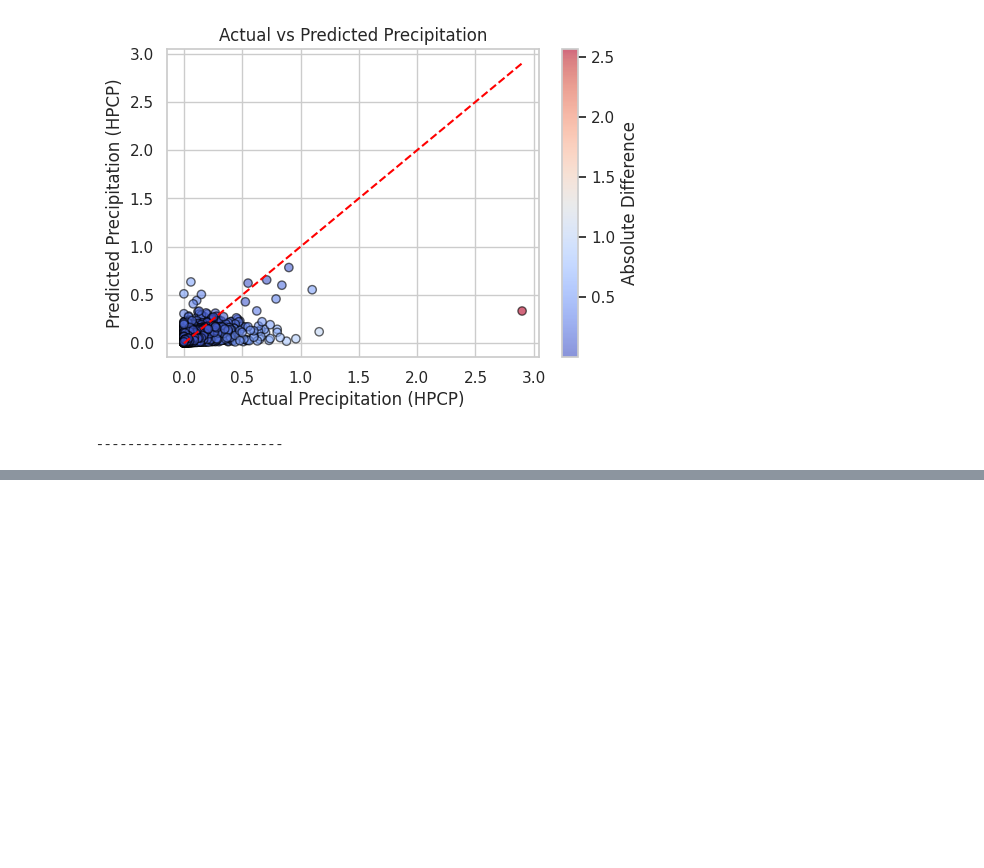
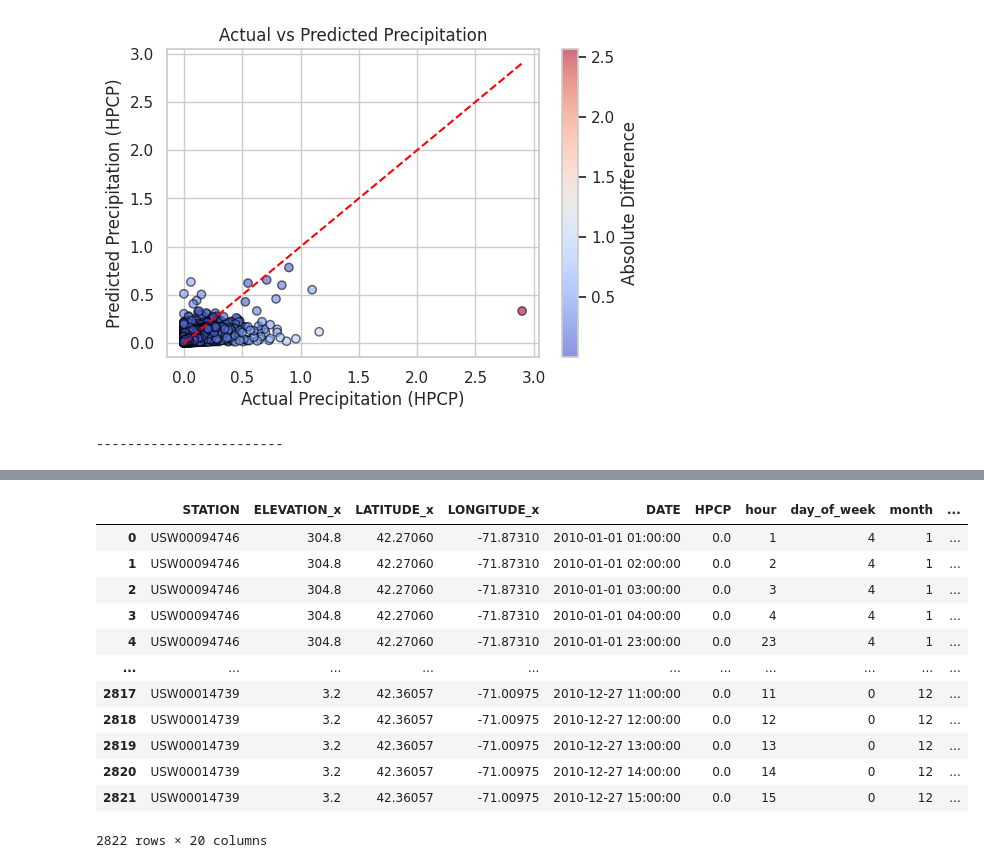
Before and after one commit to melina-thegarza/ml-climate, a Jupyter notebook: src/ml_climate_precipitation_prediction.ipynb, the cells around one changed output, grey strips where cells are left out. Drawn from its saved outputs; the diff is of its cells as text; code cells hidden in the pictures; blank space fills up the shorter version.

```diff
--- a/src/ml_climate_precipitation_prediction.ipynb
+++ b/src/ml_climate_precipitation_prediction.ipynb
@@ -435,0 +459,38 @@ R-squared: 0.2973968455508288
+# %%
+#combine the datasets
+df1 = pd.read_csv('/content/drive/MyDrive/2010_weather_MA.csv')
+df2 = pd.read_csv('/content/drive/MyDrive/precipitation_data.csv')
+
+#clean df2
+cleaned_df = preprocess_for_ml(df2)
+cleaned_df = add_lag_features(cleaned_df)
+
+# Convert the 'DATE' column to datetime in both dataframes
+df1['DATE'] = pd.to_datetime(df1['DATE'], format='%Y%m%d %H:%M')
+cleaned_df['DATE'] = pd.to_datetime(cleaned_df['DATE'], format='%Y%m%d %H:%M')
+
+
+#the new data has two stations, make the STATION ID uniformed
+cleaned_df['STATION'] = cleaned_df['STATION'].replace('COOP:190770', 'USW00014739')
+cleaned_df['STATION'] = cleaned_df['STATION'].replace('COOP:199923', 'USW00094746')
+
+
+combined_df = pd.merge(cleaned_df,df1, on=['STATION','DATE'], how='inner')
+combined_df = combined_df.drop(columns=['LONGITUDE_y', 'LATITUDE_y', 'ELEVATION_y'])
+# %%
+combined_df
+# combined_df.to_csv('combined_weather_precipitation.csv')
+# %% [output]
+|  | STATION | ELEVATION_x | LATITUDE_x | LONGITUDE_x | DATE | HPCP | hour | day_of_week | month | ... |
+| 0 | USW00094746 | 304.8 | 42.27060 | -71.87310 | 2010-01-01 01:00:00 | 0.0 | 1 | 4 | 1 | ... |
+| 1 | USW00094746 | 304.8 | 42.27060 | -71.87310 | 2010-01-01 02:00:00 | 0.0 | 2 | 4 | 1 | ... |
+| 2 | USW00094746 | 304.8 | 42.27060 | -71.87310 | 2010-01-01 03:00:00 | 0.0 | 3 | 4 | 1 | ... |
+| 3 | USW00094746 | 304.8 | 42.27060 | -71.87310 | 2010-01-01 04:00:00 | 0.0 | 4 | 4 | 1 | ... |
+| 4 | USW00094746 | 304.8 | 42.27060 | -71.87310 | 2010-01-01 23:00:00 | 0.0 | 23 | 4 | 1 | ... |
+| ... | ... | ... | ... | ... | ... | ... | ... | ... | ... | ... |
+| 2817 | USW00014739 | 3.2 | 42.36057 | -71.00975 | 2010-12-27 11:00:00 | 0.0 | 11 | 0 | 12 | ... |
+| 2818 | USW00014739 | 3.2 | 42.36057 | -71.00975 | 2010-12-27 12:00:00 | 0.0 | 12 | 0 | 12 | ... |
+| 2819 | USW00014739 | 3.2 | 42.36057 | -71.00975 | 2010-12-27 13:00:00 | 0.0 | 13 | 0 | 12 | ... |
+| 2820 | USW00014739 | 3.2 | 42.36057 | -71.00975 | 2010-12-27 14:00:00 | 0.0 | 14 | 0 | 12 | ... |
+| 2821 | USW00014739 | 3.2 | 42.36057 | -71.00975 | 2010-12-27 15:00:00 | 0.0 | 15 | 0 | 12 | ... |
+2822 rows × 20 columns
```
Also changed, not shown: parts of 6 cells of this notebook, 5 other files.
